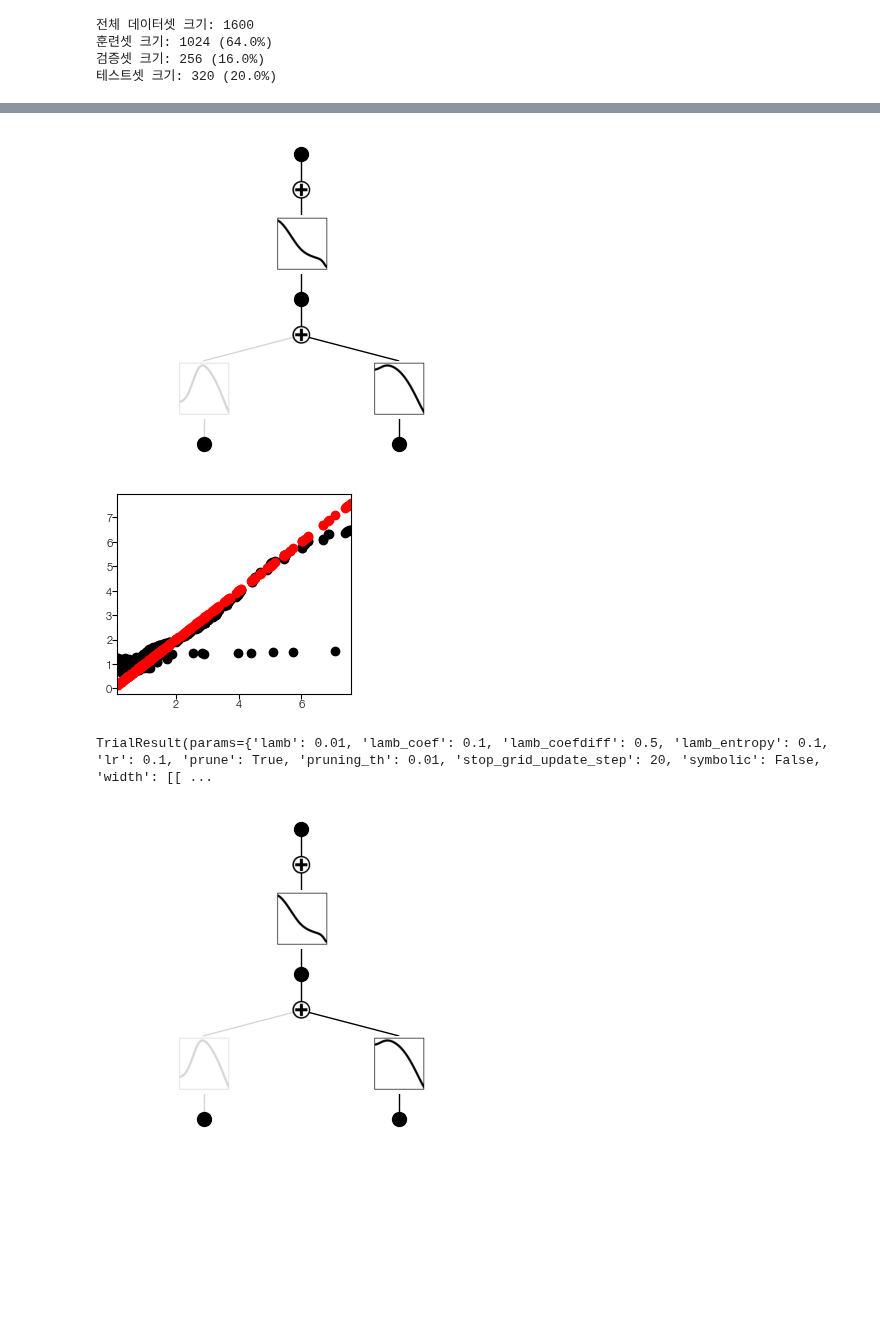
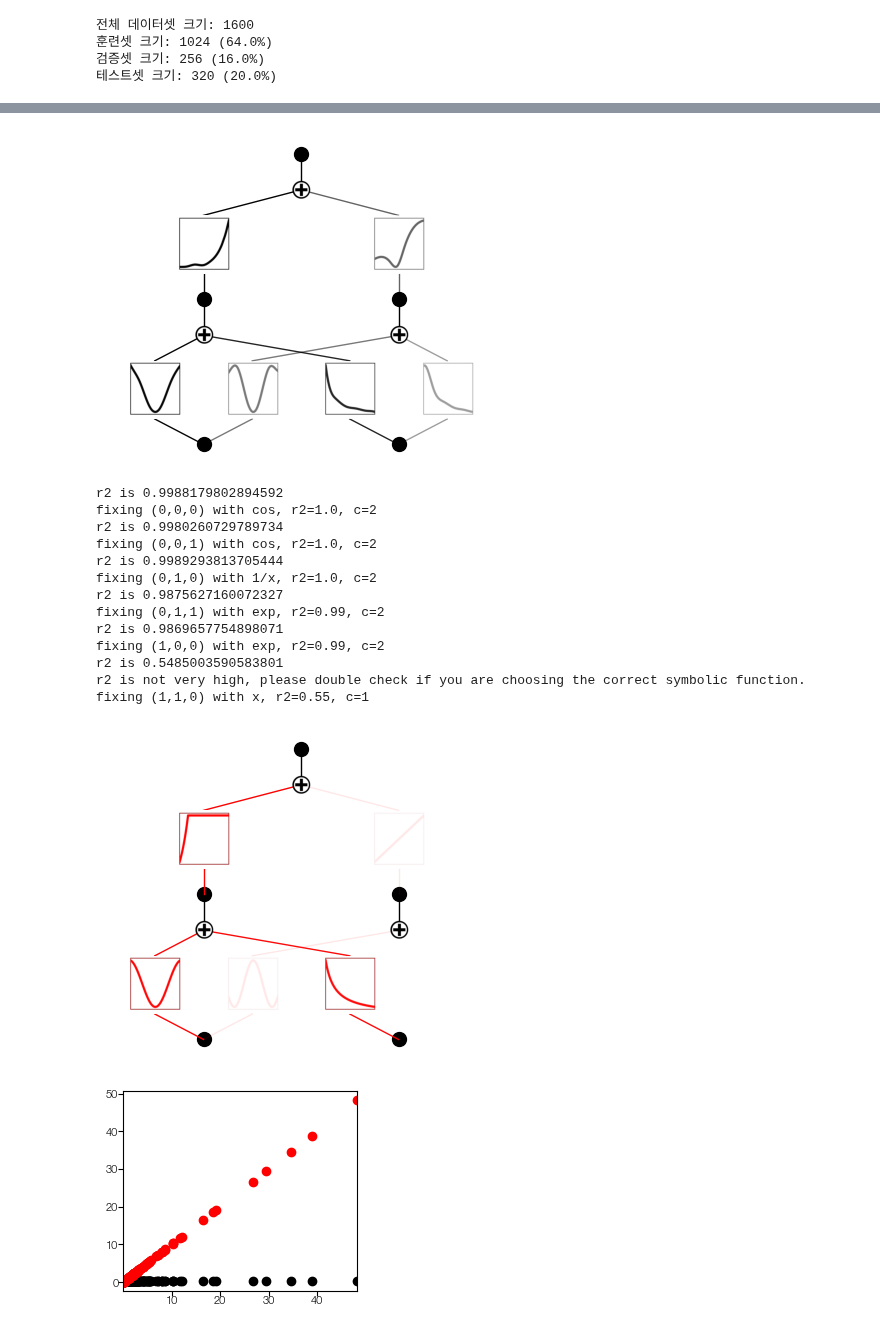
Before and after one commit to Hyein-coder/pykan, a Jupyter notebook: github/workflows/Hyein/toy_8_convex.ipynb, the cells around one changed output, grey strips where cells are left out. Cells and saved outputs as stored; diff of their text form; code cells hidden in the pictures; blank space fills up the shorter version.

Commit message:
Toy 8: Symbolic kills the first paraemter, again.

```diff
--- a/github/workflows/Hyein/toy_8_convex.ipynb
+++ b/github/workflows/Hyein/toy_8_convex.ipynb
@@ -16,7 +16,7 @@ root_dir = os.path.join(os.getcwd())
 save_dir = os.path.join(root_dir, "custom_figures", "toy8")
 os.makedirs(save_dir, exist_ok=True)
 
-f_param = "toy_8_20251125_1732"
+f_param = "toy_8_20251204_1245"
 save_heading = os.path.join(save_dir, f_param + "_analysis")
 d_opt = pd.read_excel(os.path.join(root_dir, 'multkan_sweep_autosave', f_param + ".xlsx"), sheet_name='best_avg_by_params')
 d_opt_flat = d_opt.iloc[0]
@@ -154,10 +154,10 @@ params = {k: v for k, v in d_opt_flat.items() if "param_" in k}
 params = {key.replace('param_', ''): value for key, value in params.items()}
 print(params)
 
-params['symbolic'] = False
-params['max_grid'] = 5
+# params['symbolic'] = False
+# params['max_grid'] = 5
 # params['steps'] = 10
-params['pruning_th'] = 0.01
+# params['pruning_th'] = 0.01
 
 res, model, fit_kwargs, dataset = evaluate_params(
     X_train_norm, y_train_norm, X_val_norm, y_val_norm, params, X_test_norm, y_test_norm, 0, scaler_y, device.type,
@@ -173,4 +173,16 @@ plt.show()
-[figure, old version]
+[figure, new version]
+r2 is 0.9988179802894592
+fixing (0,0,0) with cos, r2=1.0, c=2
+r2 is 0.9980260729789734
+fixing (0,0,1) with cos, r2=1.0, c=2
+r2 is 0.9989293813705444
+fixing (0,1,0) with 1/x, r2=1.0, c=2
+r2 is 0.9875627160072327
+fixing (0,1,1) with exp, r2=0.99, c=2
+r2 is 0.9869657754898071
+fixing (1,0,0) with exp, r2=0.99, c=2
+r2 is 0.5485003590583801
+r2 is not very high, please double check if you are choosing the correct symbolic function.
+fixing (1,1,0) with x, r2=0.55, c=1
-[figure, old version]
+[figure, new version]
-TrialResult(params={'lamb': 0.01, 'lamb_coef': 0.1, 'lamb_coefdiff': 0.5, 'lamb_entropy': 0.1, 'lr': 0.1, 'prune': True, 'pruning_th': 0.01, 'stop_grid_update_step': 20, 'symbolic': False, 'width': [[ ...
-[figure, old version]
+[figure, new version]
```
Also changed, not shown: parts of 10 cells of this notebook, 19 other files.
